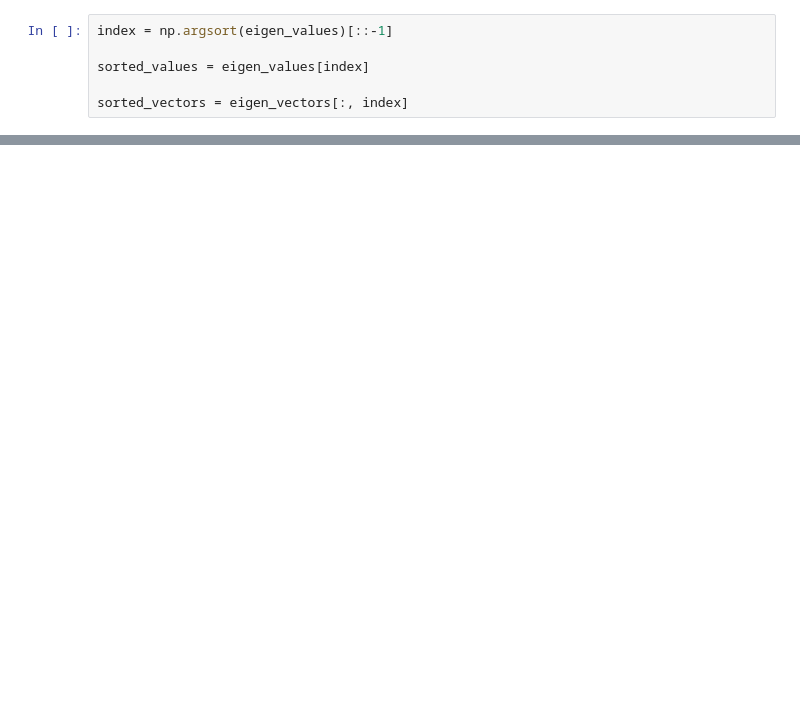
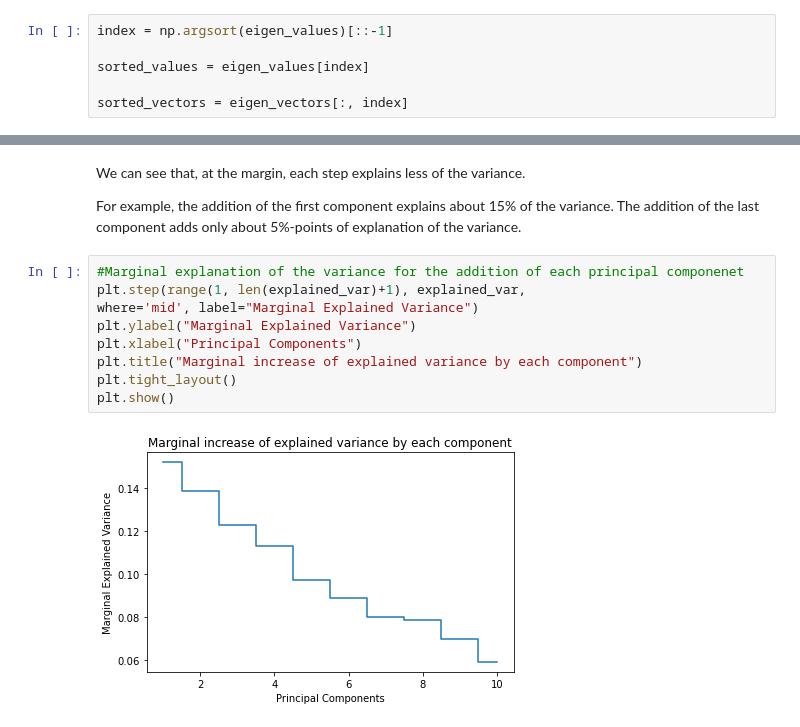
Before and after one commit to af3913/Ferrante_Moreira_Math_Project, a Jupyter notebook: PCA/PCA_Algorithm_v0.1.ipynb, the cells around one changed output, grey strips where cells are left out. Drawn from its saved outputs; the diff is of its cells as text; blank space fills up the shorter version.

```diff
--- a/PCA/PCA_Algorithm_v0.1.ipynb
+++ b/PCA/PCA_Algorithm_v0.1.ipynb
@@ -160,0 +216,15 @@ plt.show()
+# %% [markdown]
+We can see that, at the margin, each step explains less of the variance.
+
+For example, the addition of the first component explains about 15% of the variance. The addition of the last component adds only about 5%-points of explanation of the variance.
+# %%
+#Marginal explanation of the variance for the addition of each principal componenet
+plt.step(range(1, len(explained_var)+1), explained_var,
+where='mid', label="Marginal Explained Variance")
+plt.ylabel("Marginal Explained Variance")
+plt.xlabel("Principal Components")
+plt.title("Marginal increase of explained variance by each component")
+plt.tight_layout()
+plt.show()
+# %% [output]
+[figure, added]
```
Also changed, not shown: parts of 33 cells of this notebook.
